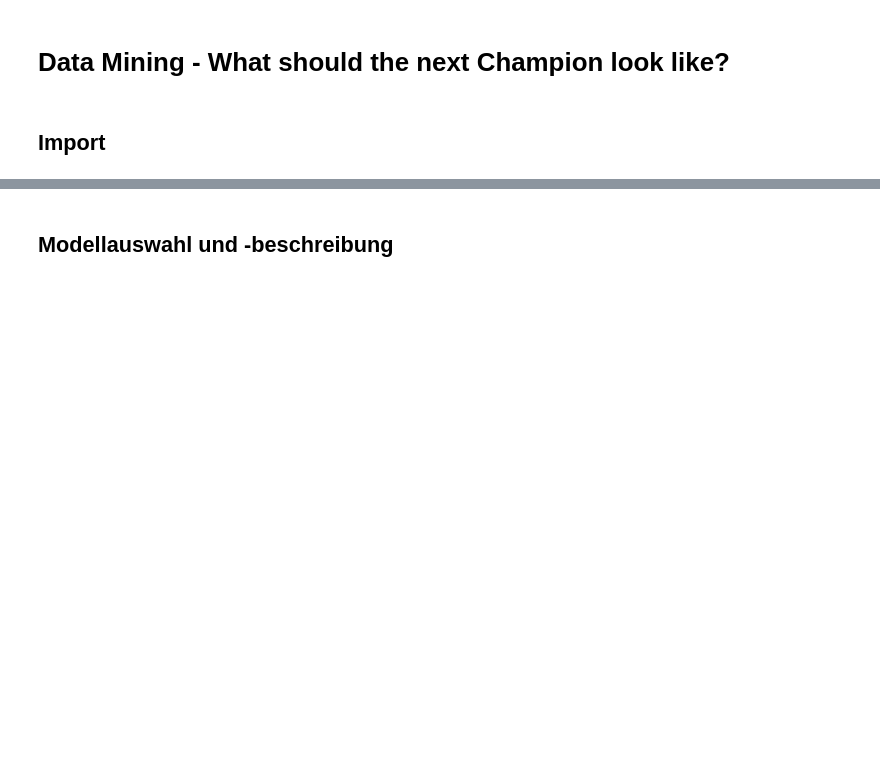
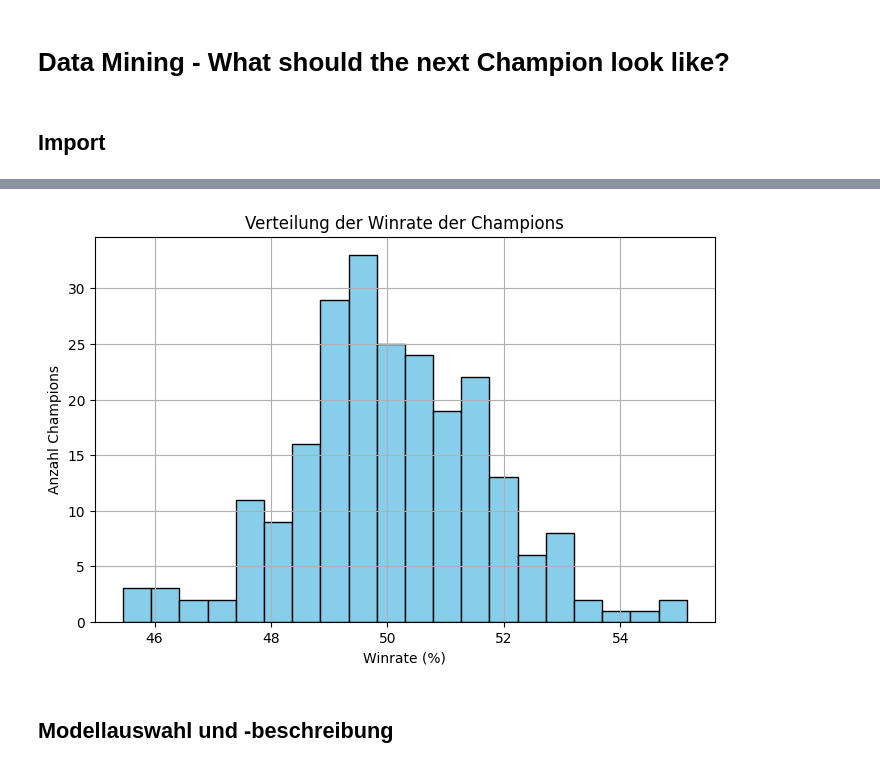
Before and after one commit to Maxtr2004/Data-Mining-Project, a Jupyter notebook: lol_analysis.ipynb, the cells around one changed output, grey strips where cells are left out. Saved outputs shown, nothing was run; the diff lists cells and outputs as text; code cells hidden in the pictures; blank space fills up the shorter version.

```diff
--- a/lol_analysis.ipynb
+++ b/lol_analysis.ipynb
@@ -188,3 +149,13 @@ Feature-Namen: ['Win %', 'Pick %', 'Ban %', 'Score', 'KDA', 'Class_Assassin', 'C
+# %%
+# Histogramm der Winrate
+plt.figure(figsize=(8,5))
+df['Win %'].hist(bins=20, color='skyblue', edgecolor='black')
+plt.title('Verteilung der Winrate der Champions')
+plt.xlabel('Winrate (%)')
+plt.ylabel('Anzahl Champions')
+plt.show()
+# %% [output]
+[figure, added]
 # %% [markdown]
 ## Modellauswahl und -beschreibung
 # %%
```
Also changed, not shown: parts of 37 cells of this notebook.
